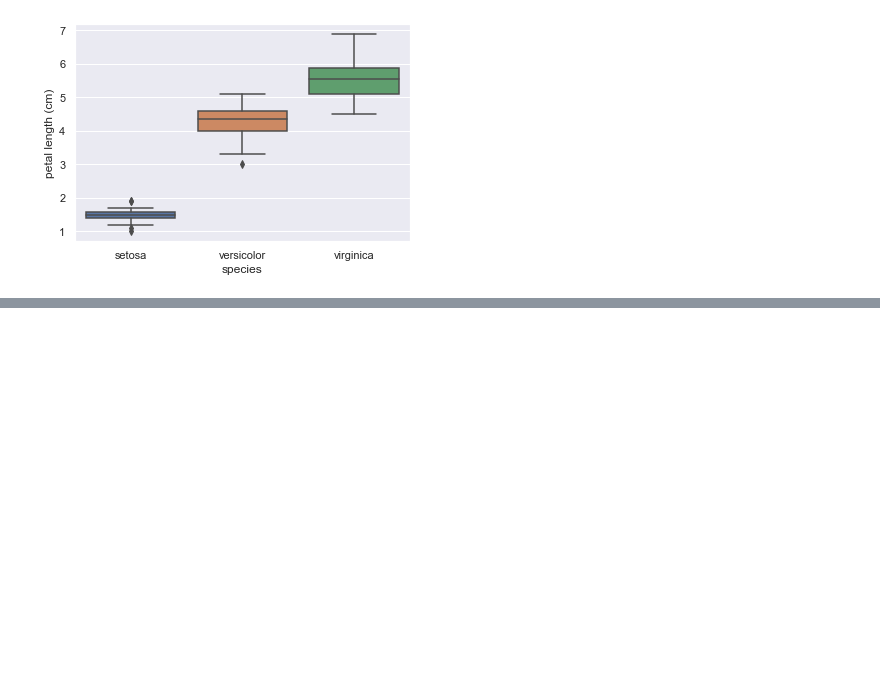
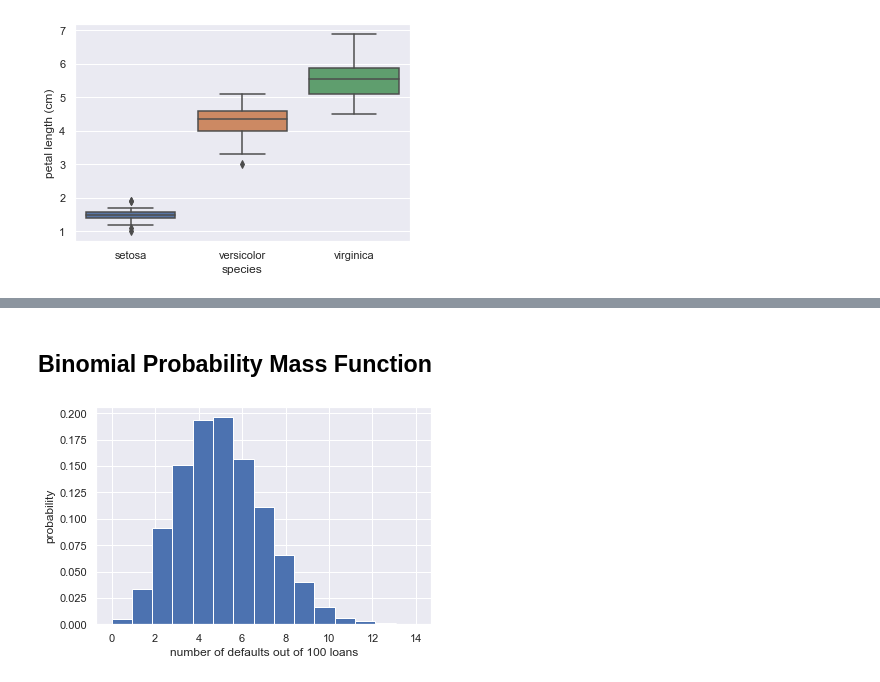
Before and after one commit to AilingLiu/Inferential_Statistics, a Jupyter notebook: Statistical_Thinking_PartI.ipynb, the cells around one changed output, grey strips where cells are left out. Saved outputs shown, nothing was run; the diff lists cells and outputs as text; code cells hidden in the pictures; blank space fills up the shorter version.

```diff
--- a/Statistical_Thinking_PartI.ipynb
+++ b/Statistical_Thinking_PartI.ipynb
@@ -118,0 +202,14 @@ plt.ylabel('petal length (cm)');
+# %% [markdown]
+## Binomial Probability Mass Function
+# %%
+np.random.seed(42)
+p=0.05 #default rate
+trials = 10000
+
+n_defaults = np.random.binomial(n=100, p=p, size=trials)
+sns.set()
+plt.hist(n_defaults, density=True, bins=15)
+plt.xlabel('number of defaults out of 100 loans')
+plt.ylabel('probability');
+# %% [output]
+[figure, added]
```
Also changed, not shown: parts of 17 cells of this notebook.
